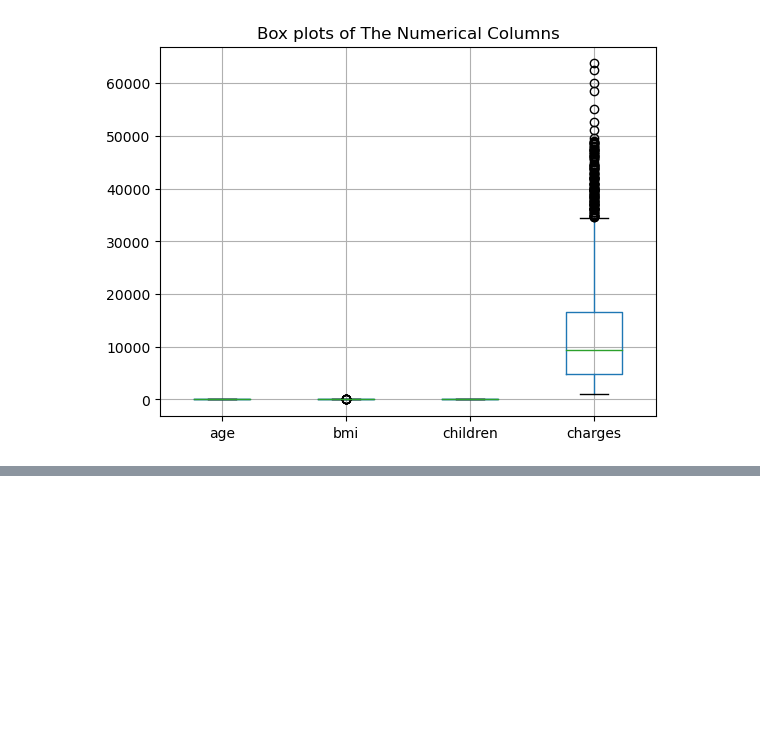
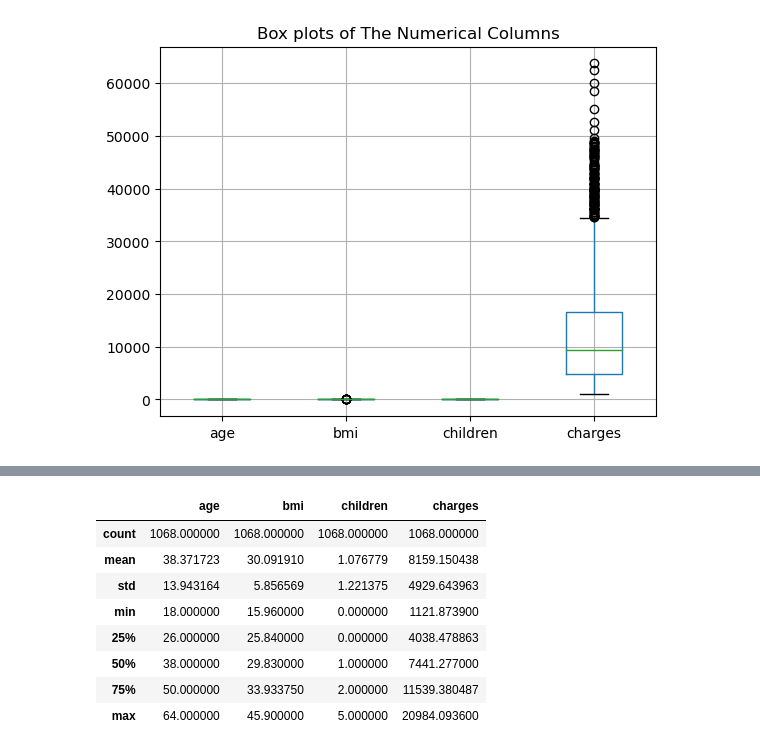
Before and after one commit to BillyGareth/ML-HealthInsurance, a Jupyter notebook: US-Health-Insurance.ipynb, the cells around one changed output, grey strips where cells are left out. Cells and saved outputs as stored; diff of their text form; code cells hidden in the pictures; blank space fills up the shorter version.

Commit message:
summary stats

```diff
--- a/US-Health-Insurance.ipynb
+++ b/US-Health-Insurance.ipynb
@@ -93,0 +101,13 @@ df_cleaned = df[(df['charges'] < 21000) & (df['bmi'] < 46)]
+# %%
+# Get summary statistics
+df_cleaned.describe()
+# %% [output]
+|  | age | bmi | children | charges |
+| count | 1068.000000 | 1068.000000 | 1068.000000 | 1068.000000 |
+| mean | 38.371723 | 30.091910 | 1.076779 | 8159.150438 |
+| std | 13.943164 | 5.856569 | 1.221375 | 4929.643963 |
+| min | 18.000000 | 15.960000 | 0.000000 | 1121.873900 |
+| 25% | 26.000000 | 25.840000 | 0.000000 | 4038.478863 |
+| 50% | 38.000000 | 29.830000 | 1.000000 | 7441.277000 |
+| 75% | 50.000000 | 33.933750 | 2.000000 | 11539.380487 |
+| max | 64.000000 | 45.900000 | 5.000000 | 20984.093600 |
```
Also changed, not shown: parts of 1 cell of this notebook.
